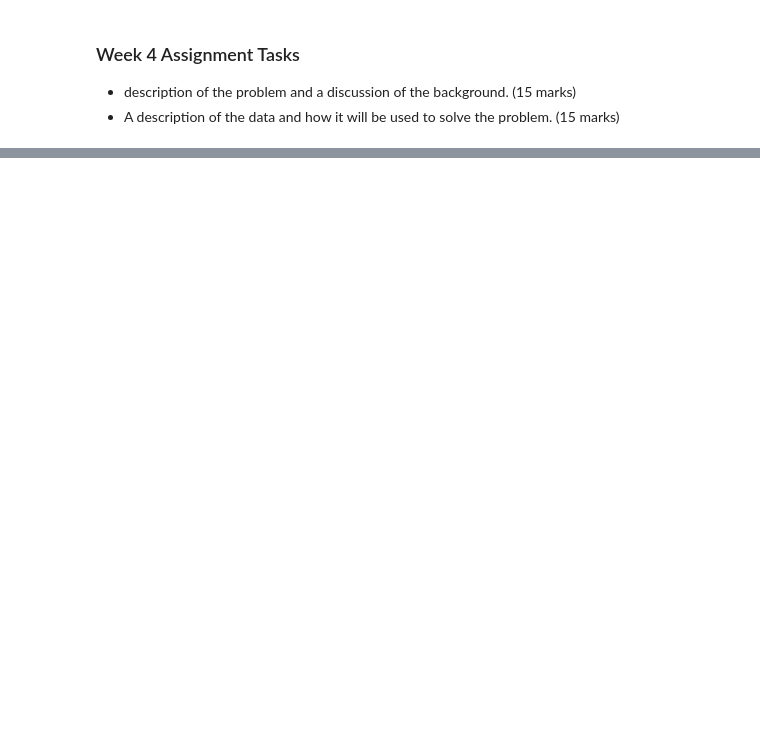
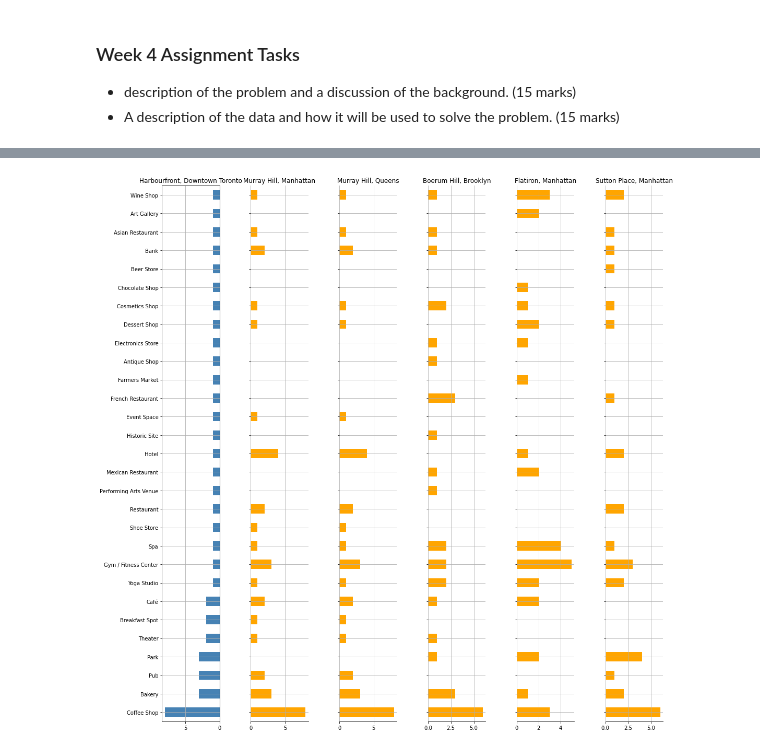
Before and after one commit to shylajachippa/Coursera-IBM-Applied-Data-Science-Capstone, a Jupyter notebook: The Battle of Neighborhoods Assignment.ipynb, the cells around one changed output, grey strips where cells are left out. Drawn from its saved outputs; the diff is of its cells as text; code cells hidden in the pictures; blank space fills up the shorter version.

```diff
--- a/The Battle of Neighborhoods Assignment.ipynb
+++ b/The Battle of Neighborhoods Assignment.ipynb
@@ -43,0 +376,4 @@ Once clusters are formed for each neighborhood of each city, we can use cosine s
+# %%
+#create new DataFrame with co-ordinates data and neighborhoods dataframe by merging them on postal code column
+toronto_df = pd.merge(zip_df, lat_long_df, on = "Postal Code", how = "inner")
+toronto_df.head()
@@ -43,0 +789,4 @@ Once clusters are formed for each neighborhood of each city, we can use cosine s
+# %%
+if('Neighborhood' in fixed_columns):
+    fixed_columns.remove('Neighborhood')
+    print('removed')
@@ -43,0 +821,11 @@ Once clusters are formed for each neighborhood of each city, we can use cosine s
+# %%
+venues_to_match = df1['Venue Category'].values
+df2 = matching_locations[venues_to_match].T
+d = []
+for i in df2.columns.values:
+    d.append((i,','.join(df2[i].loc[df2[i] == 0].index.values)))
+
+
+missing_venues = pd.DataFrame(d, columns=('i', 'missing_venues'))
+missing_venues.set_index('i', inplace = True)
+missing_venues
@@ -43,0 +840,30 @@ Once clusters are formed for each neighborhood of each city, we can use cosine s
+# %%
+
+location = toronto_merged.iloc[t_index]["Neighborhood"]+ ', '+toronto_merged.iloc[t_index]["Borough"]
+
+fig = plt.figure()
+
+plot_number = 2
+
+ax1 = fig.add_subplot(181)
+df1.plot(kind='barh',figsize=(20, 15),x = 'Venue Category',  color = 'steelblue',  ax=ax1, legend=False)
+ax1.invert_xaxis()
+ax1.grid(True)
+ax1.set_ylabel('')
+ax1.set_title(location)
+
+for col in df2.columns.values:
+    dftemp = df2[[col]]
+    my_title = ny_merged.iloc[col]["Neighborhood"]+ ', '+ny_merged.iloc[col]["Borough"]
+    ax = plt.subplot(1, 8, plot_number,  sharey = ax1)
+    dftemp.plot(kind='barh',figsize=(20, 15),color = 'orange', ax = ax, legend=False, clip_on=False)
+    ax.grid(True)
+    ax.spines['left'].set_visible(False)
+    ax.spines['top'].set_visible(False)
+    ax.spines['right'].set_visible(False)
+    ax.set_title(my_title)
+    plot_number = plot_number + 1
+
+plt.tight_layout()
+# %% [output]
+[figure, added]
```
Also changed, not shown: parts of 74 cells of this notebook, 1 other file.
